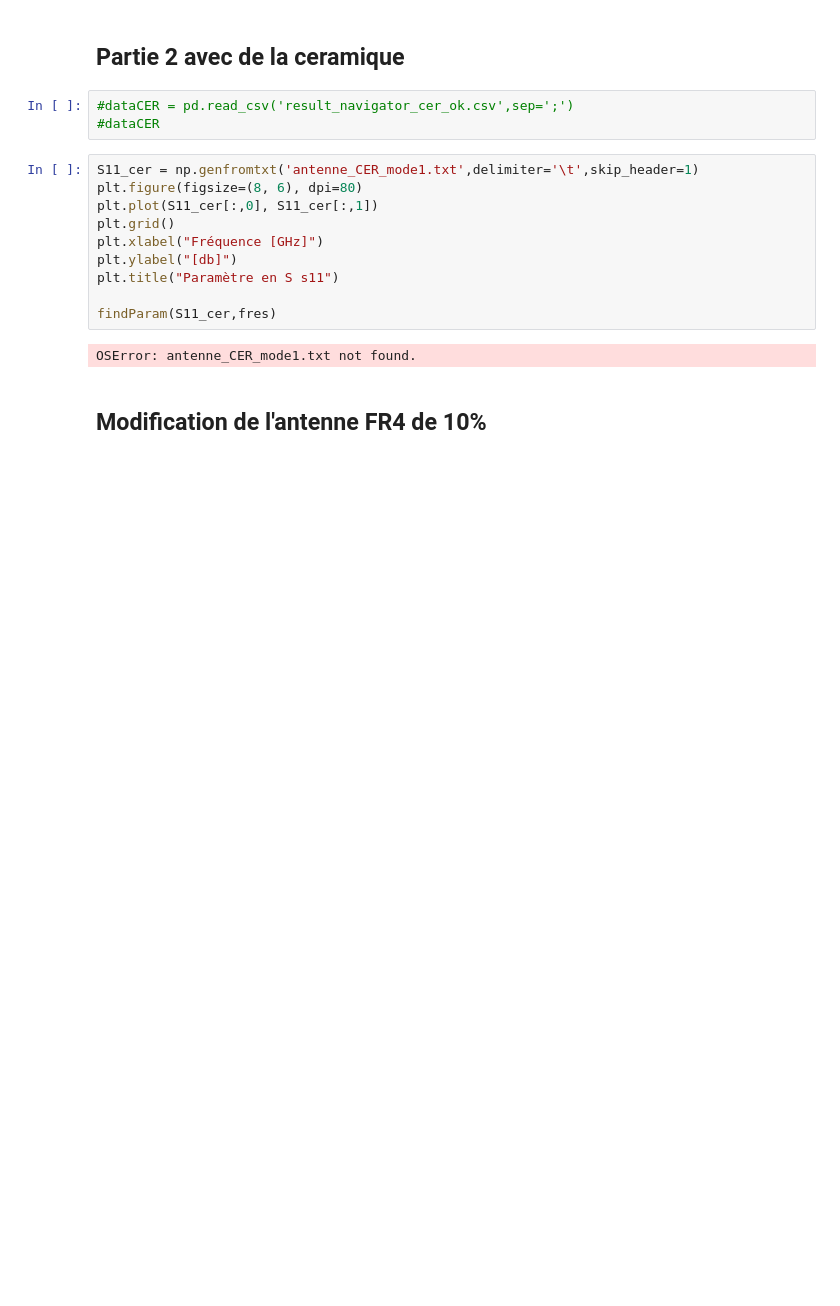
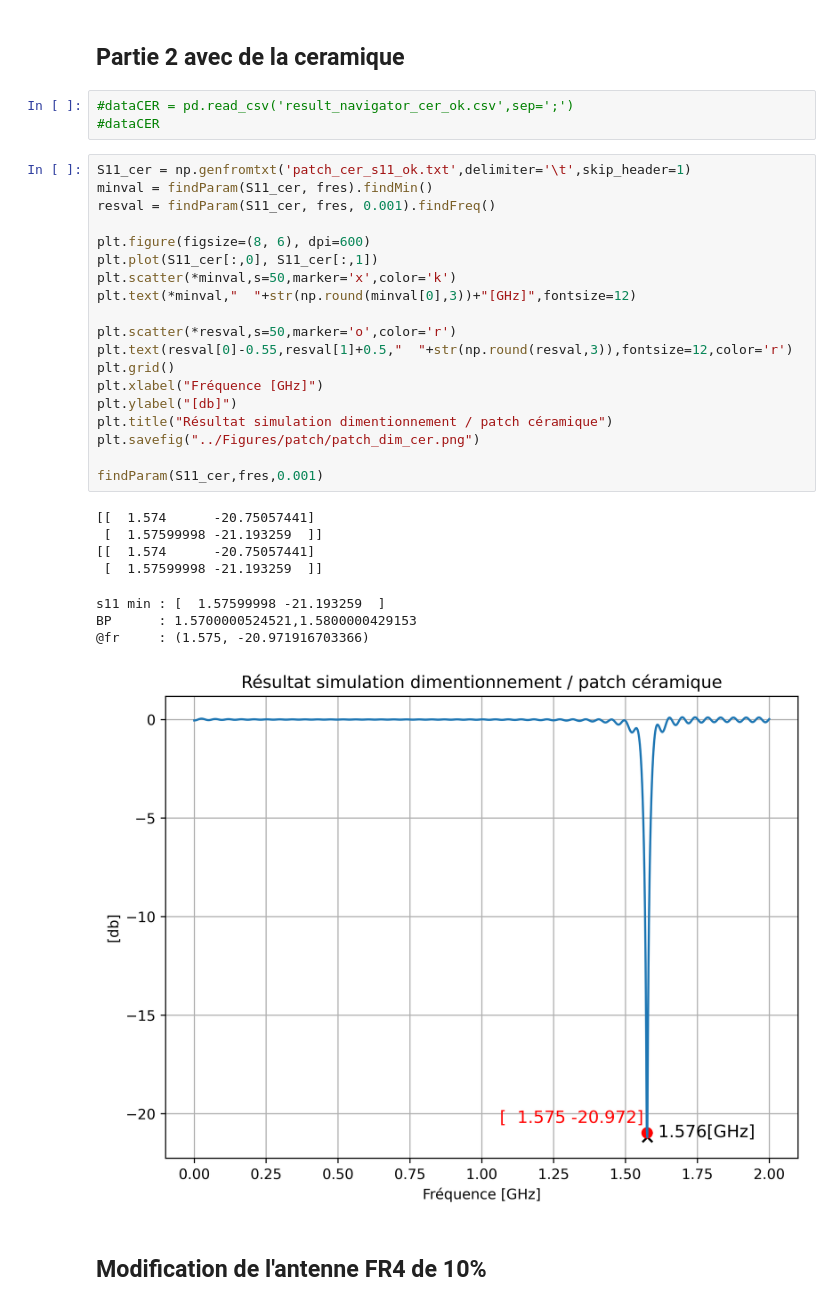
Before and after one commit to quentin-muller/TSMAppElm_Labo02, a Jupyter notebook: Results_patch/compareResult__v2.ipynb, the cells around one changed output. Saved outputs shown, nothing was run; the diff lists cells and outputs as text; blank space fills up the shorter version.

```diff
--- a/Results_patch/compareResult__v2.ipynb
+++ b/Results_patch/compareResult__v2.ipynb
@@ -60,17 +75,33 @@ BP      : 1.5700000524521,1.5800000429153
 #dataCER = pd.read_csv('result_navigator_cer_ok.csv',sep=';')
 #dataCER
 # %%
-S11_cer = np.genfromtxt('antenne_CER_mode1.txt',delimiter='\t',skip_header=1)
-plt.figure(figsize=(8, 6), dpi=80)
+S11_cer = np.genfromtxt('patch_cer_s11_ok.txt',delimiter='\t',skip_header=1)
+minval = findParam(S11_cer, fres).findMin()
+resval = findParam(S11_cer, fres, 0.001).findFreq()
+
+plt.figure(figsize=(8, 6), dpi=600)
 plt.plot(S11_cer[:,0], S11_cer[:,1])
+plt.scatter(*minval,s=50,marker='x',color='k')
+plt.text(*minval,"  "+str(np.round(minval[0],3))+"[GHz]",fontsize=12)
+
+plt.scatter(*resval,s=50,marker='o',color='r')
+plt.text(resval[0]-0.55,resval[1]+0.5,"  "+str(np.round(resval,3)),fontsize=12,color='r')
 plt.grid()
 plt.xlabel("Fréquence [GHz]")
 plt.ylabel("[db]")
-plt.title("Paramètre en S s11")
+plt.title("Résultat simulation dimentionnement / patch céramique")
+plt.savefig("../Figures/patch/patch_dim_cer.png")
 
-findParam(S11_cer,fres)
+findParam(S11_cer,fres,0.001)
 # %% [output]
-OSError: antenne_CER_mode1.txt not found.
+[[  1.574      -20.75057441]
+ [  1.57599998 -21.193259  ]]
+[[  1.574      -20.75057441]
+ [  1.57599998 -21.193259  ]]
+s11 min : [  1.57599998 -21.193259  ]
+BP      : 1.5700000524521,1.5800000429153
+@fr     : (1.575, -20.971916703366)
+[figure, added]
 # %% [markdown]
 ## Modification de l'antenne FR4 de 10%
 # %%
```
Also changed, not shown: parts of 4 cells of this notebook, 15 other files.
